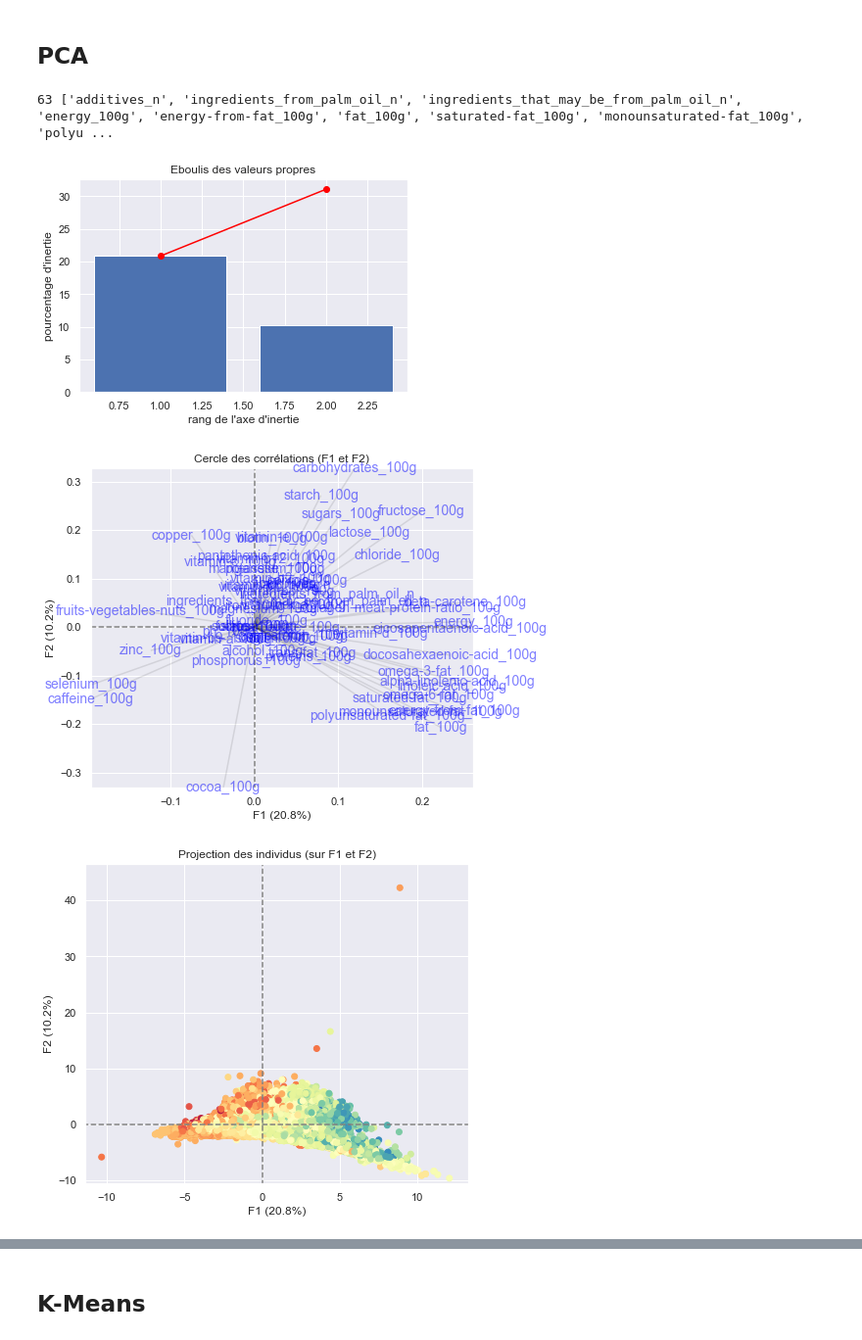
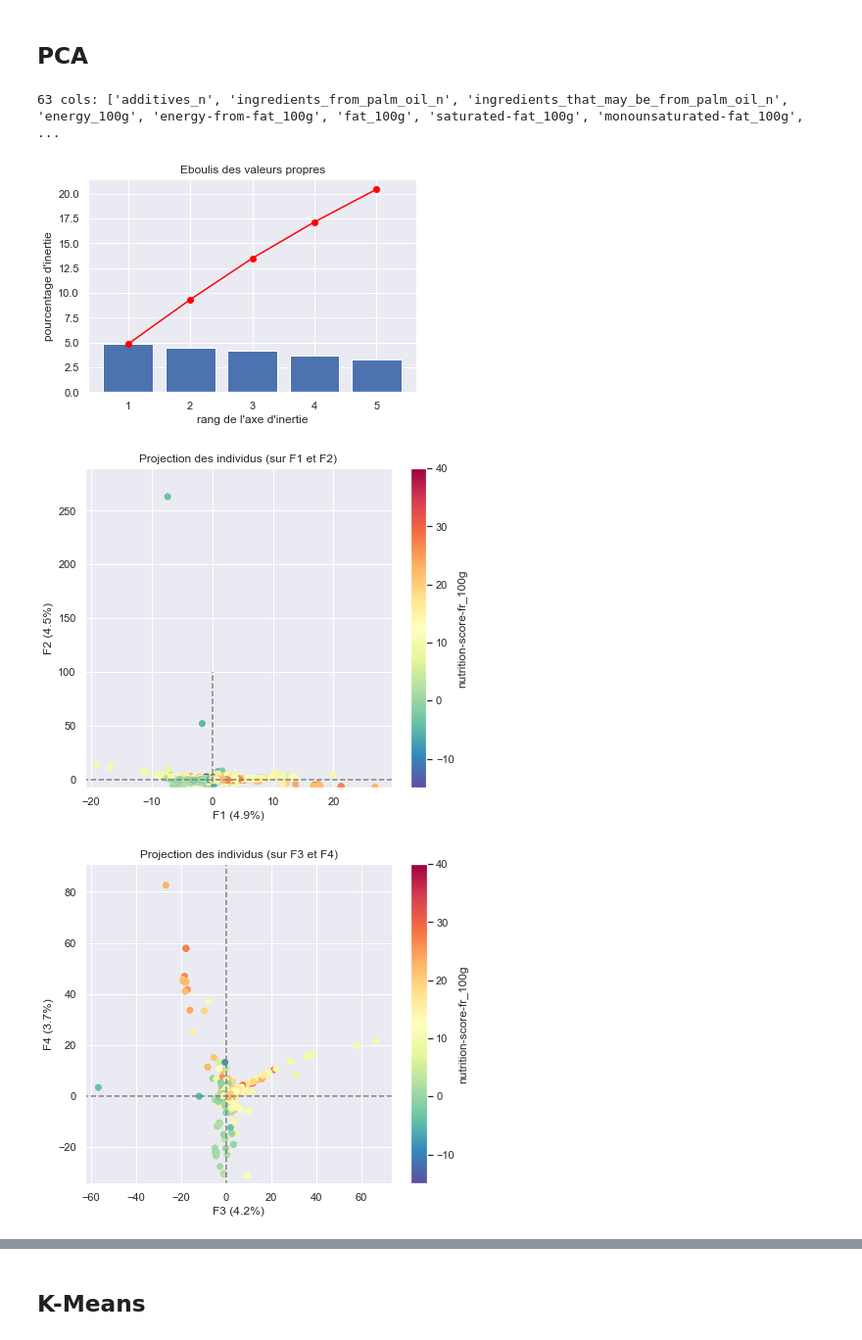
Before and after one commit to DrHadiNono/Notebooks-OC, a Jupyter notebook: Projets/P3/p3_pandas.ipynb, the cells around one changed output, grey strips where cells are left out. Shown at 98% size. Saved outputs shown, nothing was run; the diff lists cells and outputs as text; code cells hidden in the pictures.

```diff
--- a/Projets/P3/p3_pandas.ipynb
+++ b/Projets/P3/p3_pandas.ipynb
@@ -206,0 +230,8 @@ print(len(main_category), main_category[:10])
+# %%
+from sklearn.impute import SimpleImputer
+
+mean_imputer = SimpleImputer(strategy='mean')
+mean_imputer_transfom = mean_imputer.fit_transform(sampled_data)
+mean_imputed_data = pd.DataFrame(scaler.inverse_transform(mean_imputer_transfom), columns = sampled_data.columns, index=sampled_data.index)
+
+afficher_echantillon(mean_imputed_data)
@@ -224,17 +261,0 @@ Original data size: 57780 Sample data size: 20000
-# %%
-sampled_data = data.copy()
-stop = False
-while not stop :
-    sample = np.random.randint(data_size, size=sample_size)
-    sampled_data = data.iloc[sample]
-    stop = len(nan_cols(sampled_data, 100)) == 0
-
-scaler = MinMaxScaler()
-X = pd.DataFrame(scaler.fit_transform(sampled_data), columns = sampled_data.columns, index=sampled_data.index)
-
-knn_imputer = KNNImputer(n_neighbors=10, weights='distance')
-knn_imputer_transfom = knn_imputer.fit_transform(X)
-
-X = pd.DataFrame(knn_imputer_transfom, columns = X.columns, index=X.index)
-
-afficher_echantillon(X)[cols]
@@ -279,0 +262,8 @@ Voici un sous-échantillon aléatoire :
+# %%
+from sklearn.impute import KNNImputer
+
+knn_imputer = KNNImputer(n_neighbors=10, weights='distance')
+knn_imputer_transfom = knn_imputer.fit_transform(sampled_data)
+knn_imputed_data = pd.DataFrame(scaler.inverse_transform(knn_imputer_transfom), columns = sampled_data.columns, index=sampled_data.index)
+
+afficher_echantillon(knn_imputed_data)
@@ -302,2 +299,6 @@ ANOVA(df[df[Q].isin(sub_Q)], Q, ['nutrition-score-fr_100g'])
+# %%
+X = mean_imputed_data # knn_imputed_data.copy() # mean_imputed_data # iter_imputed_data
+X, scaler = MinMax_Scaled(X, frame=True, return_scaler=True)
+X['nutrition-score-fr_100g'] = knn_imputed_data['nutrition-score-fr_100g']
 # %% [markdown]
 ## PCA
@@ -304,10 +307,10 @@ ANOVA(df[df[Q].isin(sub_Q)], Q, ['nutrition-score-fr_100g'])
 # %%
 cols = colsOfType(df, ['float64','float32'])[:-3]
-print(len(cols),cols[:100])
+print(len(cols), 'cols:',cols[:100])
 
-pcs = PCA(X, cols, 2, annotation='nutrition-score-fr_100g')
+pcs = PCA(X, 5, cols, continuous_illustrative_var=X['nutrition-score-fr_100g'], enable_display_circles=False)
 # %% [output]
-63 ['additives_n', 'ingredients_from_palm_oil_n', 'ingredients_that_may_be_from_palm_oil_n', 'energy_100g', 'energy-from-fat_100g', 'fat_100g', 'saturated-fat_100g', 'monounsaturated-fat_100g', 'polyu ...
+63 cols: ['additives_n', 'ingredients_from_palm_oil_n', 'ingredients_that_may_be_from_palm_oil_n', 'energy_100g', 'energy-from-fat_100g', 'fat_100g', 'saturated-fat_100g', 'monounsaturated-fat_100g',  ...
-[figure, old version]
+[figure, new version]
-[figure, old version]
+[figure, new version]
-[figure, old version]
+[figure, new version]
```
Also changed, not shown: parts of 105 cells of this notebook, 6 other files.
